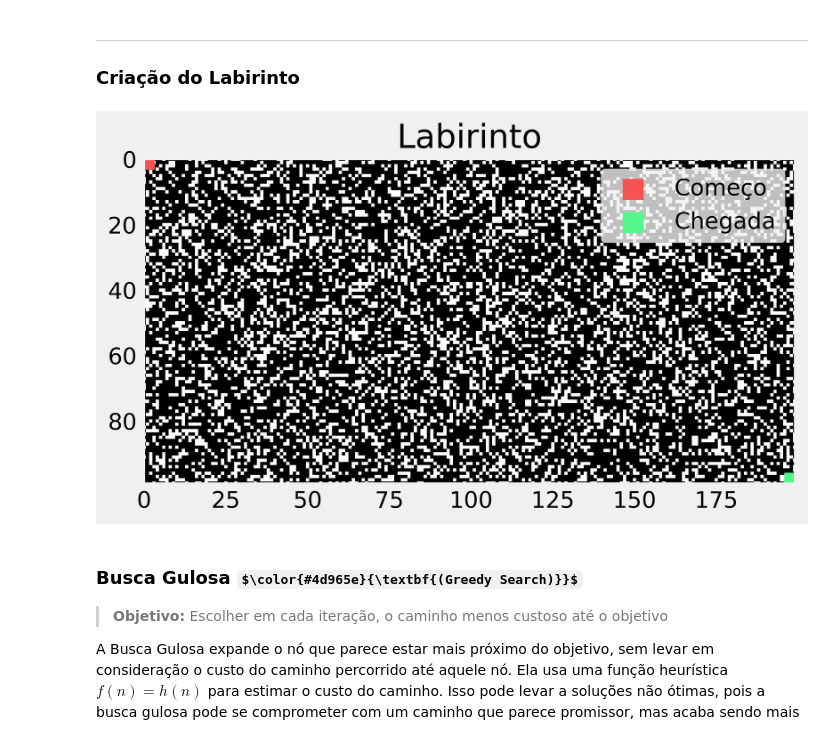
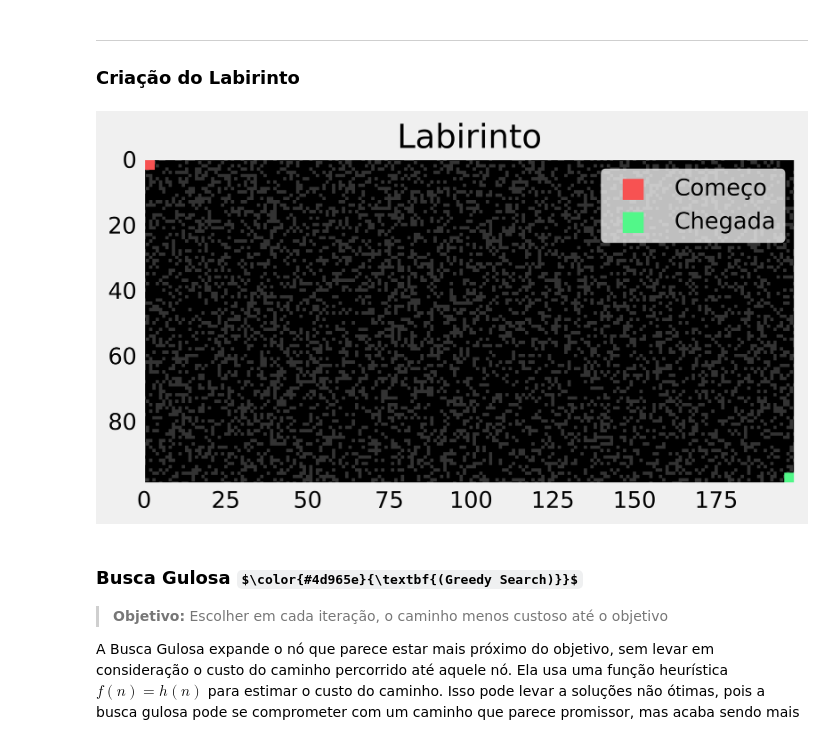
Before and after one commit to gabrielluizone/FirstCode, a Jupyter notebook: heuristic-search.ipynb, the cells around one changed output. Cells and saved outputs as stored; diff of their text form; code cells hidden in the pictures; some formulas as TeX source.

```diff
--- a/heuristic-search.ipynb
+++ b/heuristic-search.ipynb
@@ -262,26 +291,26 @@ d = 100, 200
 # %%
 # Criação do labirinto & Definição do ponto de início (A) e fim (B)
 labirinto = np.random.choice([0, 1], size=(d[0], d[1]), p=[.7, .3])
 
 # Remover barreiras no inicio e fim
 labirinto[ d[0]-1 ][ d[1]-1 ] = 0
 labirinto[ d[0]-1 ][ d[1]-2 ] = 0
 labirinto[ d[0]-2 ][ d[1]-1 ] = 0
 
-labirinto[0][0] = 0
+labirinto[0][0] = 5
 labirinto[0][1] = 0
 labirinto[1][0] = 0
 
 inicio = (0, 0)
 fim = (d[0]-1, d[1]-1)
 
 plt.figure(dpi=500)
 plt.imshow(labirinto, cmap='gray', interpolation='nearest')
 plt.scatter(inicio[1], inicio[0], color='#f75252', label='Começo', s=150, marker='s')
 plt.scatter(fim[1], fim[0], color='#52f789', label='Chegada', s=150, marker='s')
 plt.title('Labirinto'), plt.grid(False), plt.legend(), plt.show();
 # %% [output]
-[figure, old version]
+[figure, new version]
 # %% [markdown]
 ### Busca Gulosa $\color{#4d965e}{\textbf{(Greedy Search)}}$
 > **Objetivo:** Escolher em cada iteração, o caminho menos custoso até o objetivo
```
Also changed, not shown: parts of 8 cells of this notebook.
